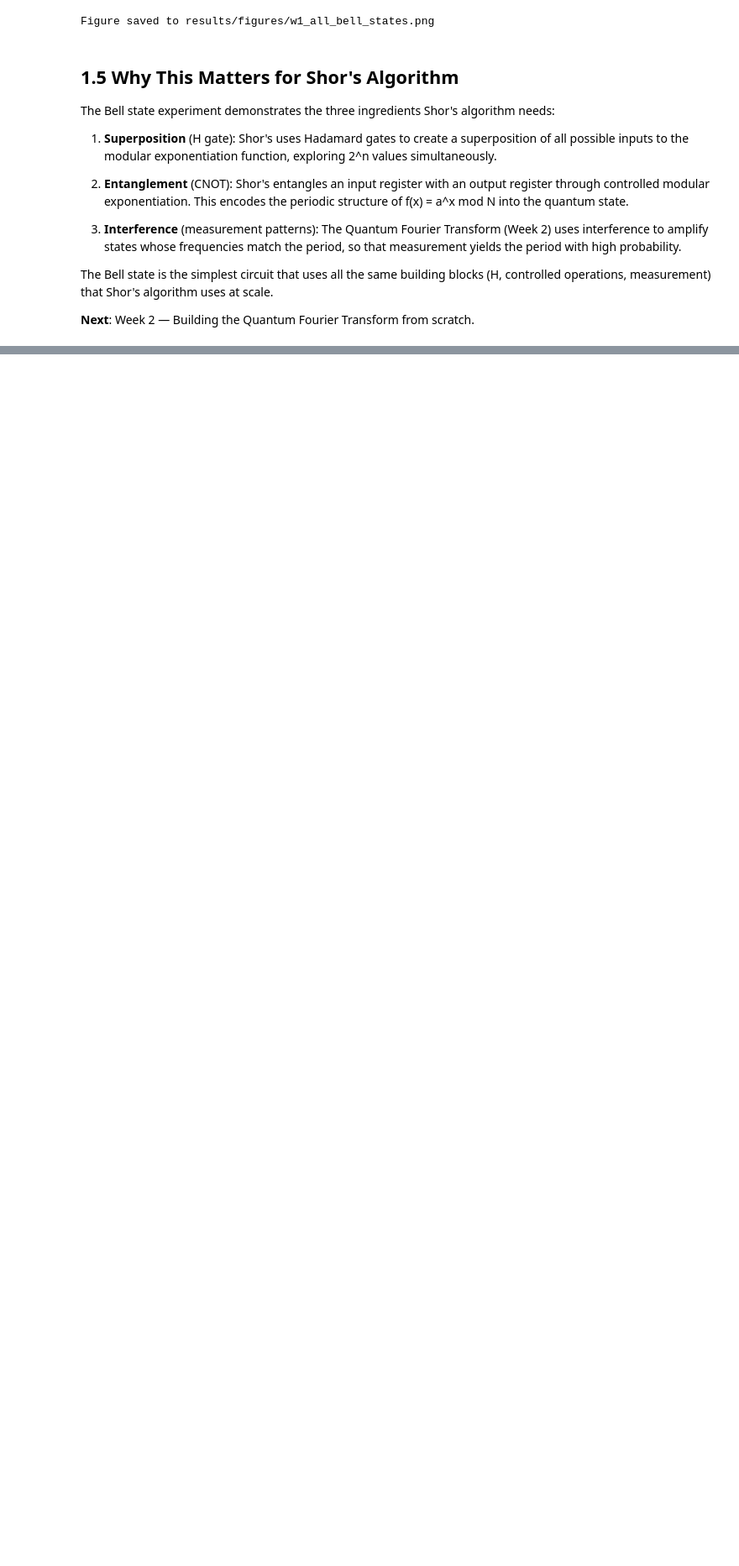
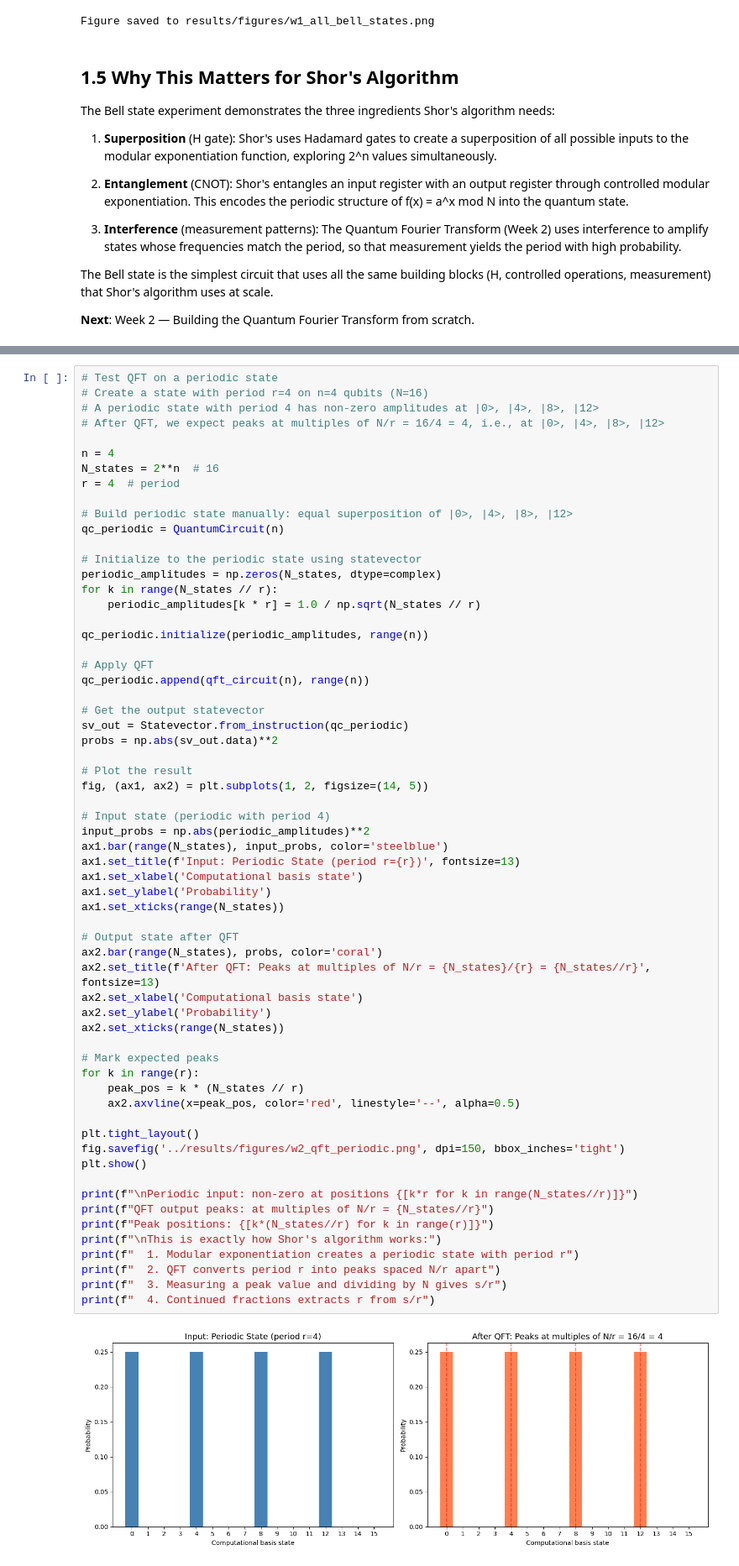
Before and after one commit to utkarshc-sudo/btech-pqc-shors, a Jupyter notebook: notebooks/01_shors_threat.ipynb, the cells around one changed output, grey strips where cells are left out. Shown at 84% size. Cells and saved outputs as stored; diff of their text form; blank space fills up the shorter version.

```diff
--- a/notebooks/01_shors_threat.ipynb
+++ b/notebooks/01_shors_threat.ipynb
@@ -269,0 +365,64 @@ The Bell state is the simplest circuit that uses all the same building blocks (H
+# %%
+# Test QFT on a periodic state
+# Create a state with period r=4 on n=4 qubits (N=16)
+# A periodic state with period 4 has non-zero amplitudes at |0>, |4>, |8>, |12>
+# After QFT, we expect peaks at multiples of N/r = 16/4 = 4, i.e., at |0>, |4>, |8>, |12>
+
+n = 4
+N_states = 2**n  # 16
+r = 4  # period
+
+# Build periodic state manually: equal superposition of |0>, |4>, |8>, |12>
+qc_periodic = QuantumCircuit(n)
+
+# Initialize to the periodic state using statevector
+periodic_amplitudes = np.zeros(N_states, dtype=complex)
+for k in range(N_states // r):
+    periodic_amplitudes[k * r] = 1.0 / np.sqrt(N_states // r)
+
+qc_periodic.initialize(periodic_amplitudes, range(n))
+
+# Apply QFT
+qc_periodic.append(qft_circuit(n), range(n))
+
+# Get the output statevector
+sv_out = Statevector.from_instruction(qc_periodic)
+probs = np.abs(sv_out.data)**2
+
+# Plot the result
+fig, (ax1, ax2) = plt.subplots(1, 2, figsize=(14, 5))
+
+# Input state (periodic with period 4)
+input_probs = np.abs(periodic_amplitudes)**2
+ax1.bar(range(N_states), input_probs, color='steelblue')
+ax1.set_title(f'Input: Periodic State (period r={r})', fontsize=13)
+ax1.set_xlabel('Computational basis state')
+ax1.set_ylabel('Probability')
+ax1.set_xticks(range(N_states))
+
+# Output state after QFT
+ax2.bar(range(N_states), probs, color='coral')
+ax2.set_title(f'After QFT: Peaks at multiples of N/r = {N_states}/{r} = {N_states//r}', fontsize=13)
+ax2.set_xlabel('Computational basis state')
+ax2.set_ylabel('Probability')
+ax2.set_xticks(range(N_states))
+
+# Mark expected peaks
+for k in range(r):
+    peak_pos = k * (N_states // r)
+    ax2.axvline(x=peak_pos, color='red', linestyle='--', alpha=0.5)
+
+plt.tight_layout()
+fig.savefig('../results/figures/w2_qft_periodic.png', dpi=150, bbox_inches='tight')
+plt.show()
+
+print(f"\nPeriodic input: non-zero at positions {[k*r for k in range(N_states//r)]}")
+print(f"QFT output peaks: at multiples of N/r = {N_states//r}")
+print(f"Peak positions: {[k*(N_states//r) for k in range(r)]}")
+print(f"\nThis is exactly how Shor's algorithm works:")
+print(f"  1. Modular exponentiation creates a periodic state with period r")
+print(f"  2. QFT converts period r into peaks spaced N/r apart")
+print(f"  3. Measuring a peak value and dividing by N gives s/r")
+print(f"  4. Continued fractions extracts r from s/r")
+# %% [output]
+[figure, added]
```
Also changed, not shown: parts of 27 cells of this notebook, 37 other files.
